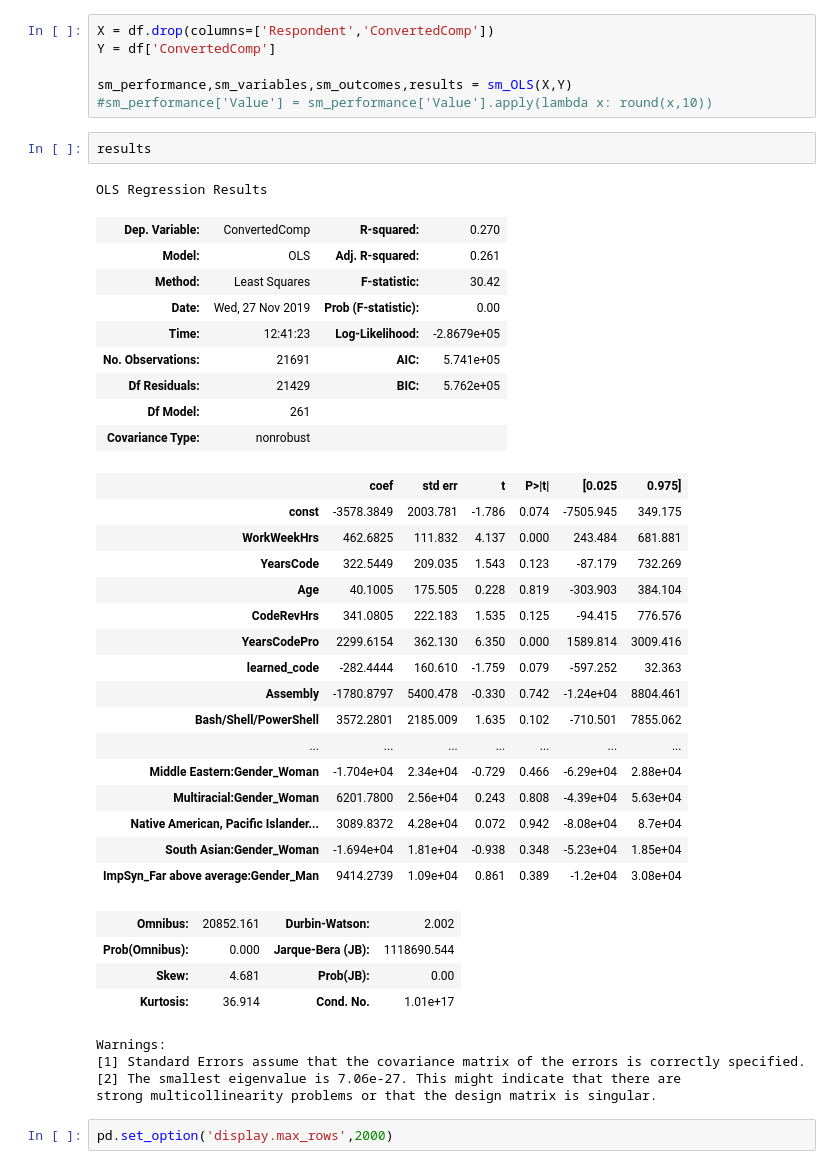
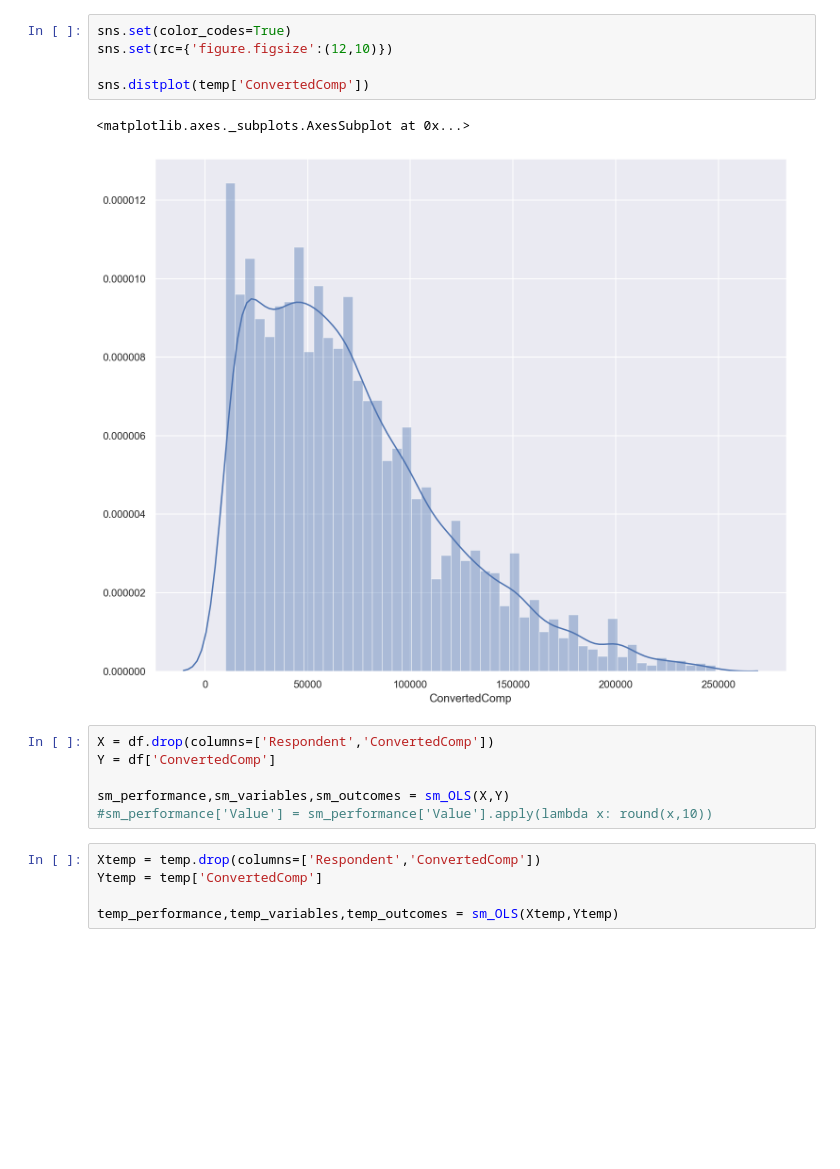
Before and after one commit to KennyMiyasato/developer_salary_predictor, a Jupyter notebook: charlie/charlie_index.ipynb, the cells around one changed output. Saved outputs shown, nothing was run; the diff lists cells and outputs as text; blank space fills up the shorter version.

```diff
--- a/charlie/charlie_index.ipynb
+++ b/charlie/charlie_index.ipynb
@@ -363,48 +40,22 @@ def sm_OLS(x_values,y_values):
+# %%
+sns.set(color_codes=True)
+sns.set(rc={'figure.figsize':(12,10)})
+
+sns.distplot(temp['ConvertedComp'])
+# %% [output]
+<matplotlib.axes._subplots.AxesSubplot at 0x...>
+[figure, added]
 # %%
 X = df.drop(columns=['Respondent','ConvertedComp'])
 Y = df['ConvertedComp']
 
-sm_performance,sm_variables,sm_outcomes,results = sm_OLS(X,Y)
+sm_performance,sm_variables,sm_outcomes = sm_OLS(X,Y)
 #sm_performance['Value'] = sm_performance['Value'].apply(lambda x: round(x,10))
-# %%
-results
-# %% [output]
-OLS Regression Results
-| Dep. Variable: | ConvertedComp | R-squared: | 0.270 |
-| Model: | OLS | Adj. R-squared: | 0.261 |
-| Method: | Least Squares | F-statistic: | 30.42 |
-| Date: | Wed, 27 Nov 2019 | Prob (F-statistic): | 0.00 |
-| Time: | 12:41:23 | Log-Likelihood: | -2.8679e+05 |
-| No. Observations: | 21691 | AIC: | 5.741e+05 |
-| Df Residuals: | 21429 | BIC: | 5.762e+05 |
-| Df Model: | 261 |  |  |
-| Covariance Type: | nonrobust |  |  |
-|  | coef | std err | t | P>|t| | [0.025 | 0.975] |
-| const | -3578.3849 | 2003.781 | -1.786 | 0.074 | -7505.945 | 349.175 |
-| WorkWeekHrs | 462.6825 | 111.832 | 4.137 | 0.000 | 243.484 | 681.881 |
-| YearsCode | 322.5449 | 209.035 | 1.543 | 0.123 | -87.179 | 732.269 |
-| Age | 40.1005 | 175.505 | 0.228 | 0.819 | -303.903 | 384.104 |
-| CodeRevHrs | 341.0805 | 222.183 | 1.535 | 0.125 | -94.415 | 776.576 |
-| YearsCodePro | 2299.6154 | 362.130 | 6.350 | 0.000 | 1589.814 | 3009.416 |
-| learned_code | -282.4444 | 160.610 | -1.759 | 0.079 | -597.252 | 32.363 |
-| Assembly | -1780.8797 | 5400.478 | -0.330 | 0.742 | -1.24e+04 | 8804.461 |
-| Bash/Shell/PowerShell | 3572.2801 | 2185.009 | 1.635 | 0.102 | -710.501 | 7855.062 |
-| ... | ... | ... | ... | ... | ... | ... |
-| Middle Eastern:Gender_Woman | -1.704e+04 | 2.34e+04 | -0.729 | 0.466 | -6.29e+04 | 2.88e+04 |
-| Multiracial:Gender_Woman | 6201.7800 | 2.56e+04 | 0.243 | 0.808 | -4.39e+04 | 5.63e+04 |
-| Native American, Pacific Islander... | 3089.8372 | 4.28e+04 | 0.072 | 0.942 | -8.08e+04 | 8.7e+04 |
-| South Asian:Gender_Woman | -1.694e+04 | 1.81e+04 | -0.938 | 0.348 | -5.23e+04 | 1.85e+04 |
-| ImpSyn_Far above average:Gender_Man | 9414.2739 | 1.09e+04 | 0.861 | 0.389 | -1.2e+04 | 3.08e+04 |
-| Omnibus: | 20852.161 | Durbin-Watson: | 2.002 |
-| Prob(Omnibus): | 0.000 | Jarque-Bera (JB): | 1118690.544 |
-| Skew: | 4.681 | Prob(JB): | 0.00 |
-| Kurtosis: | 36.914 | Cond. No. | 1.01e+17 |
-Warnings:
-[1] Standard Errors assume that the covariance matrix of the errors is correctly specified.
-[2] The smallest eigenvalue is 7.06e-27. This might indicate that there are
-strong multicollinearity problems or that the design matrix is singular.
-# %%
-pd.set_option('display.max_rows',2000)
+# %%
+Xtemp = temp.drop(columns=['Respondent','ConvertedComp'])
+Ytemp = temp['ConvertedComp']
+
+temp_performance,temp_variables,temp_outcomes = sm_OLS(Xtemp,Ytemp)
 # %%
 sm_performance.transpose()
 # %% [output]
```
Also changed, not shown: parts of 56 cells of this notebook.
